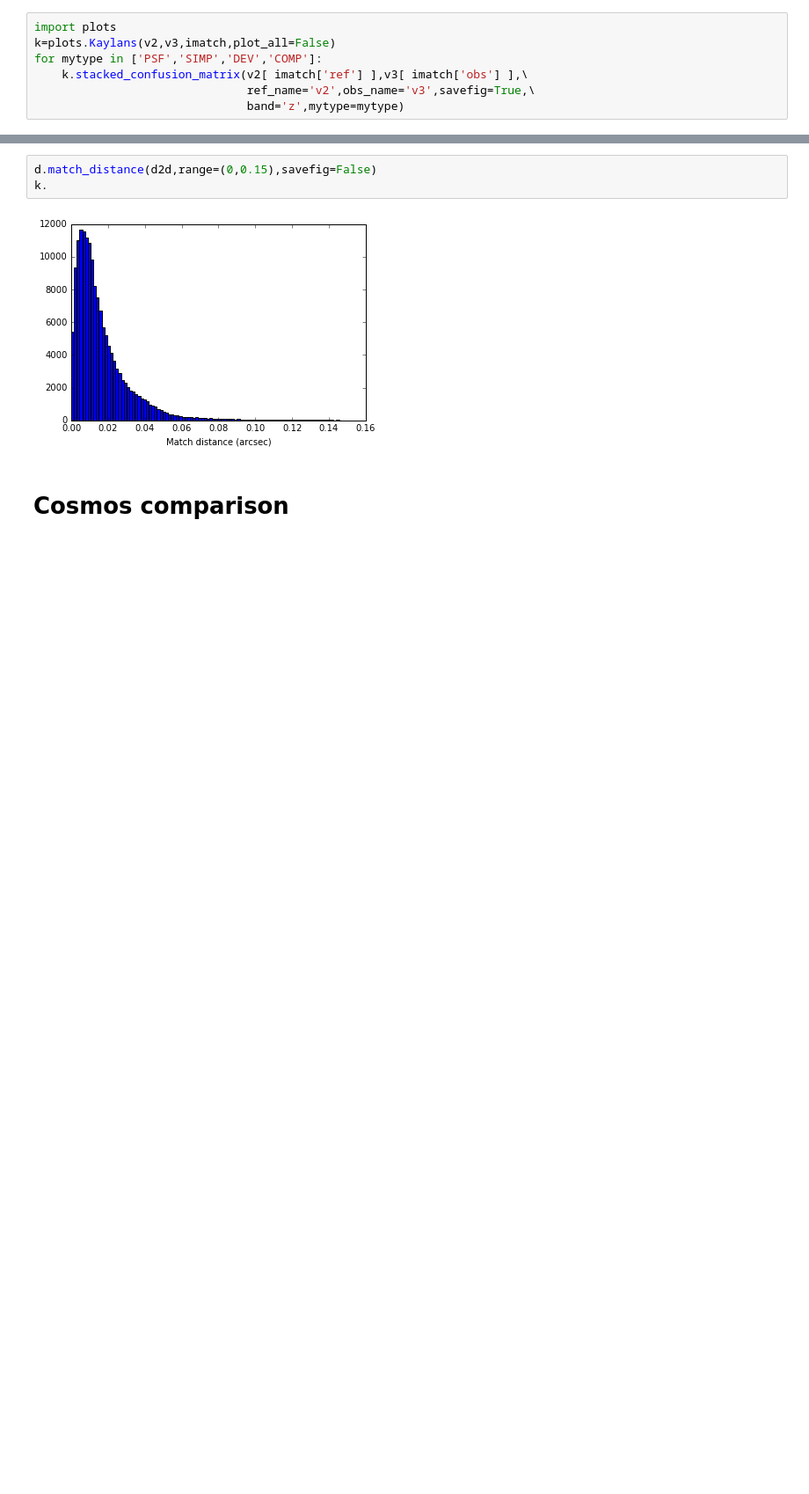
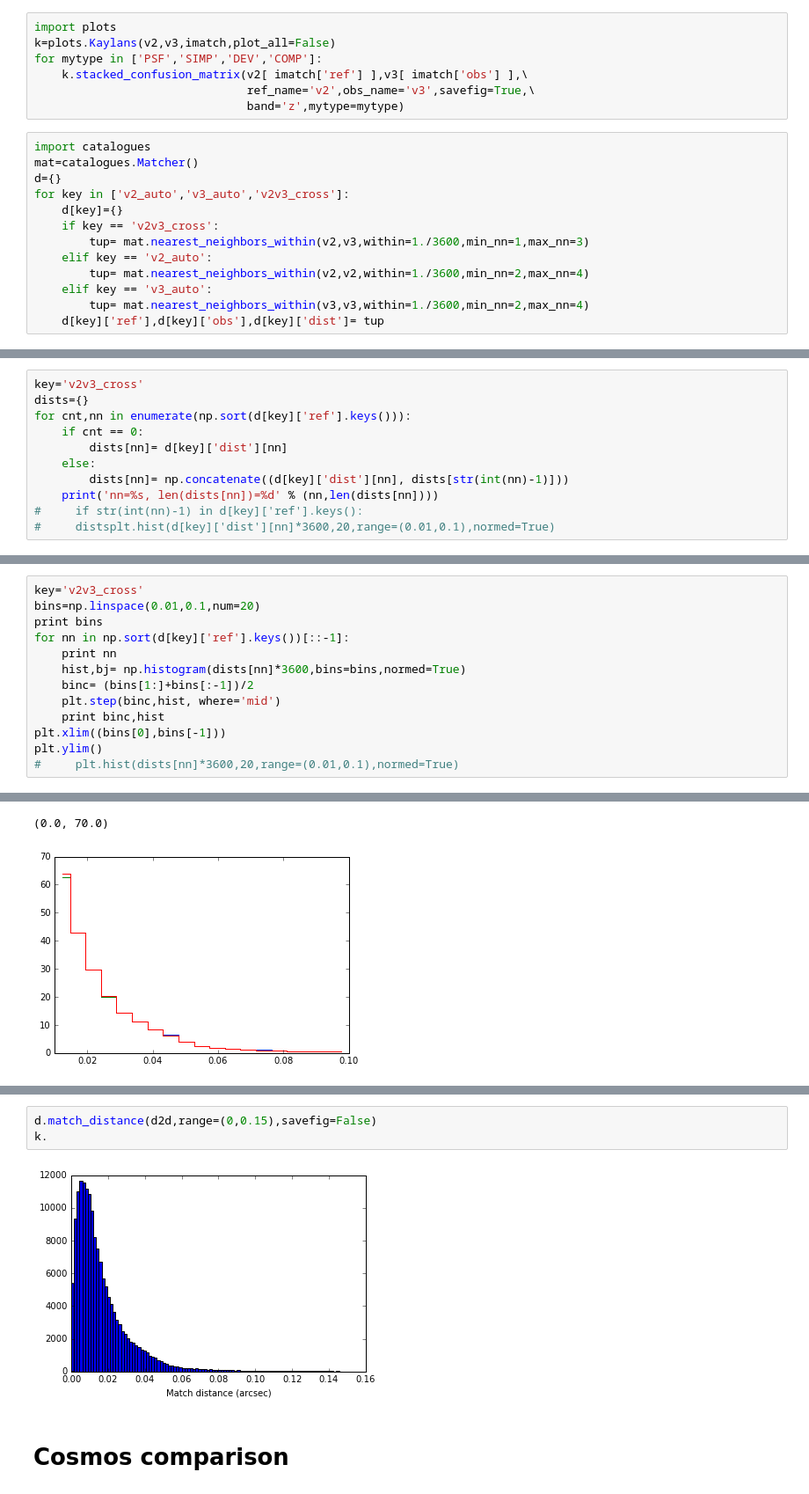
Before and after one commit to gaztanaga/legacypipe, a Jupyter notebook: py/legacyanalysis/validation/compare_two_cats.ipynb, the cells around one changed output, grey strips where cells are left out. Shown: that part at 88% size. Saved outputs shown, nothing was run; the diff lists cells and outputs as text; blank space fills up the shorter version.

```diff
--- a/py/legacyanalysis/validation/compare_two_cats.ipynb
+++ b/py/legacyanalysis/validation/compare_two_cats.ipynb
@@ -120,3 +136,16 @@ for mytype in ['PSF','SIMP','DEV','COMP']:
     k.stacked_confusion_matrix(v2[ imatch['ref'] ],v3[ imatch['obs'] ],\
                                ref_name='v2',obs_name='v3',savefig=True,\
                                band='z',mytype=mytype)
+# %%
+import catalogues
+mat=catalogues.Matcher()
+d={}
+for key in ['v2_auto','v3_auto','v2v3_cross']:
+    d[key]={}
+    if key == 'v2v3_cross':
+        tup= mat.nearest_neighbors_within(v2,v3,within=1./3600,min_nn=1,max_nn=3)
+    elif key == 'v2_auto':
+        tup= mat.nearest_neighbors_within(v2,v2,within=1./3600,min_nn=2,max_nn=4)
+    elif key == 'v3_auto':
+        tup= mat.nearest_neighbors_within(v3,v3,within=1./3600,min_nn=2,max_nn=4)
+    d[key]['ref'],d[key]['obs'],d[key]['dist']= tup
@@ -122,0 +171,11 @@ for mytype in ['PSF','SIMP','DEV','COMP']:
+# %%
+key='v2v3_cross'
+dists={}
+for cnt,nn in enumerate(np.sort(d[key]['ref'].keys())):
+    if cnt == 0:
+        dists[nn]= d[key]['dist'][nn]
+    else:
+        dists[nn]= np.concatenate((d[key]['dist'][nn], dists[str(int(nn)-1)]))
+    print('nn=%s, len(dists[nn])=%d' % (nn,len(dists[nn])))
+#     if str(int(nn)-1) in d[key]['ref'].keys():
+#     distsplt.hist(d[key]['dist'][nn]*3600,20,range=(0.01,0.1),normed=True)
@@ -122,0 +201,14 @@ for mytype in ['PSF','SIMP','DEV','COMP']:
+# %%
+key='v2v3_cross'
+bins=np.linspace(0.01,0.1,num=20)
+print bins
+for nn in np.sort(d[key]['ref'].keys())[::-1]:
+    print nn
+    hist,bj= np.histogram(dists[nn]*3600,bins=bins,normed=True)
+    binc= (bins[1:]+bins[:-1])/2
+    plt.step(binc,hist, where='mid')
+    print binc,hist
+plt.xlim((bins[0],bins[-1]))
+plt.ylim()
+#     plt.hist(dists[nn]*3600,20,range=(0.01,0.1),normed=True)
+# %% [output]
@@ -122,0 +232,2 @@ for mytype in ['PSF','SIMP','DEV','COMP']:
+(0.0, 70.0)
+[figure, added]
```
Also changed, not shown: parts of 11 cells of this notebook, 1 other file.
